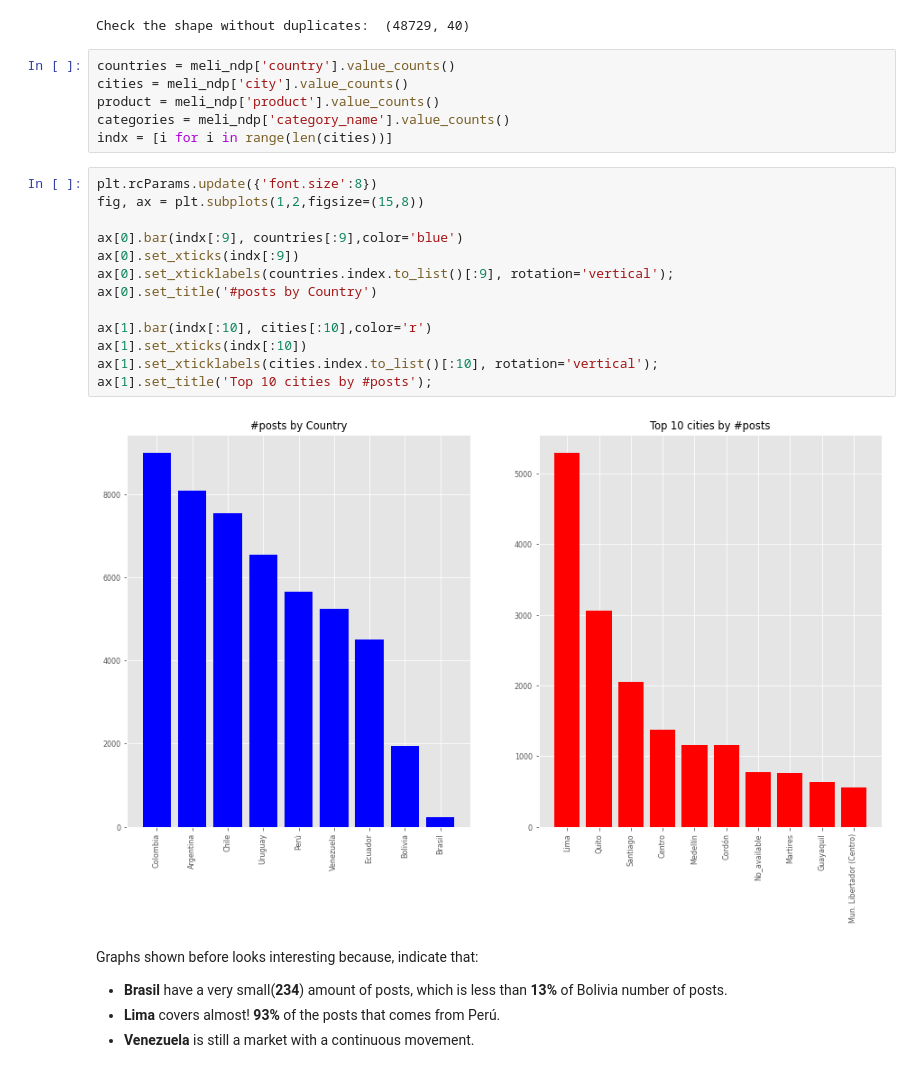
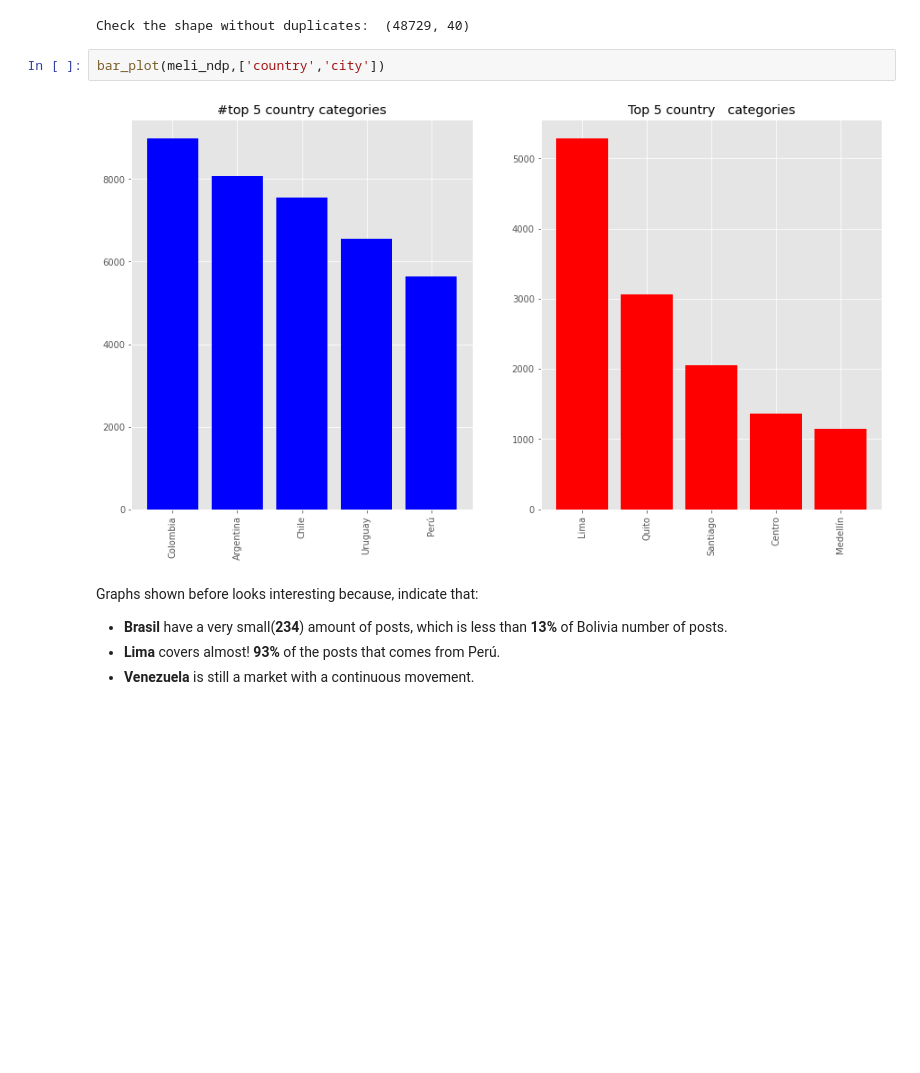
Before and after one commit to JohanRUnal/mercadolibre, a Jupyter notebook: notebooks/01_exploration/Exploratory analysis.ipynb, the cells around one changed output. Drawn from its saved outputs; the diff is of its cells as text; blank space fills up the shorter version.

```diff
--- a/notebooks/01_exploration/Exploratory analysis.ipynb
+++ b/notebooks/01_exploration/Exploratory analysis.ipynb
@@ -104,27 +103,10 @@ meli_ndp = meli_data_tagged.loc[not_duplicated_indx,:].drop(columns=['duplicated
 print('Check the shape without duplicates: ',meli_ndp.shape )
 # %% [output]
 Check the shape without duplicates:  (48729, 40)
-# %%
-countries = meli_ndp['country'].value_counts()
-cities = meli_ndp['city'].value_counts()
-product = meli_ndp['product'].value_counts()
-categories = meli_ndp['category_name'].value_counts()
-indx = [i for i in range(len(cities))]
-# %%
-plt.rcParams.update({'font.size':8})
-fig, ax = plt.subplots(1,2,figsize=(15,8))
-
-ax[0].bar(indx[:9], countries[:9],color='blue')
-ax[0].set_xticks(indx[:9])
-ax[0].set_xticklabels(countries.index.to_list()[:9], rotation='vertical');
-ax[0].set_title('#posts by Country')
-
-ax[1].bar(indx[:10], cities[:10],color='r')
-ax[1].set_xticks(indx[:10])
-ax[1].set_xticklabels(cities.index.to_list()[:10], rotation='vertical');
-ax[1].set_title('Top 10 cities by #posts');
-# %% [output]
-[figure, removed]
+# %%
+bar_plot(meli_ndp,['country','city'])
+# %% [output]
+[figure, added]
 # %% [markdown]
 Graphs shown before looks interesting because, indicate that:
 -  **Brasil** have a very small(**234**) amount of posts, which is less than **13%** of Bolivia number of posts.
```
Also changed, not shown: parts of 8 cells of this notebook, 4 other files.
